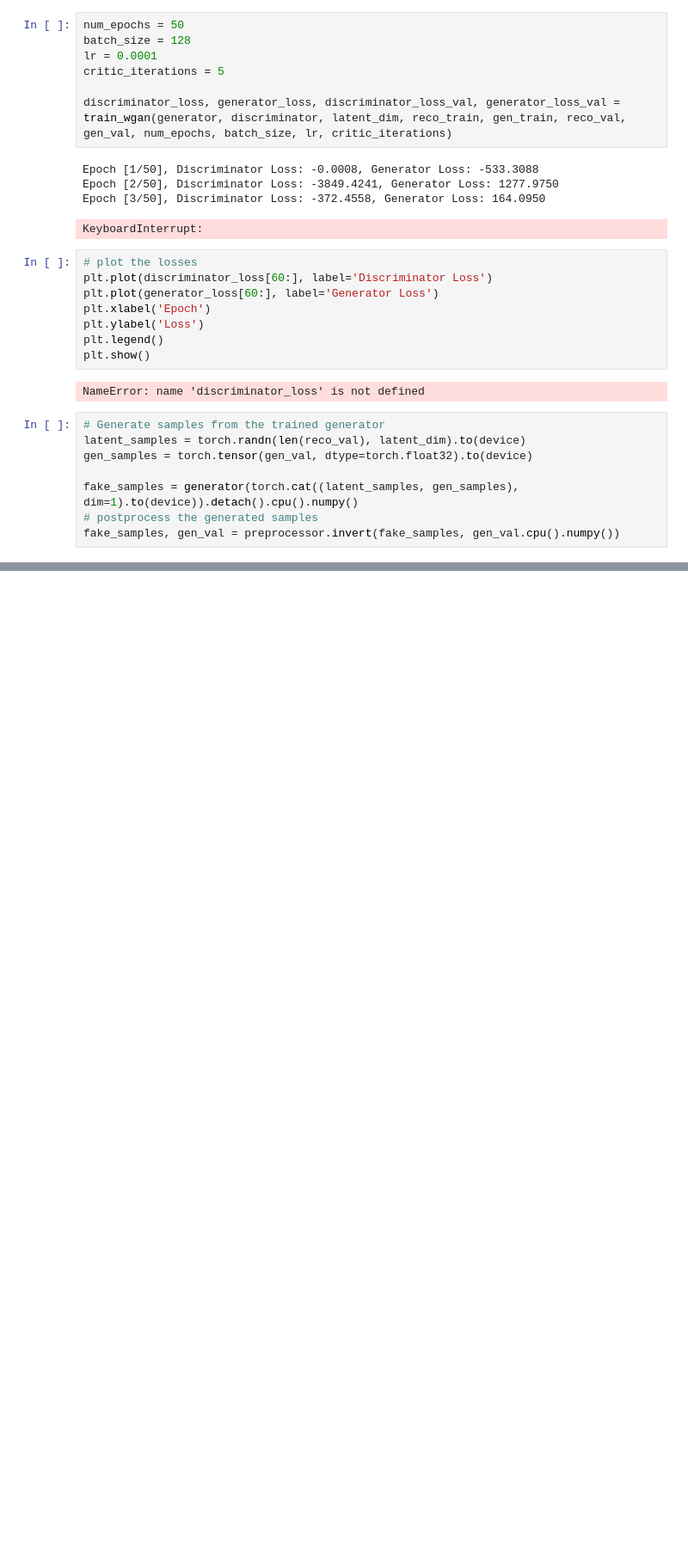
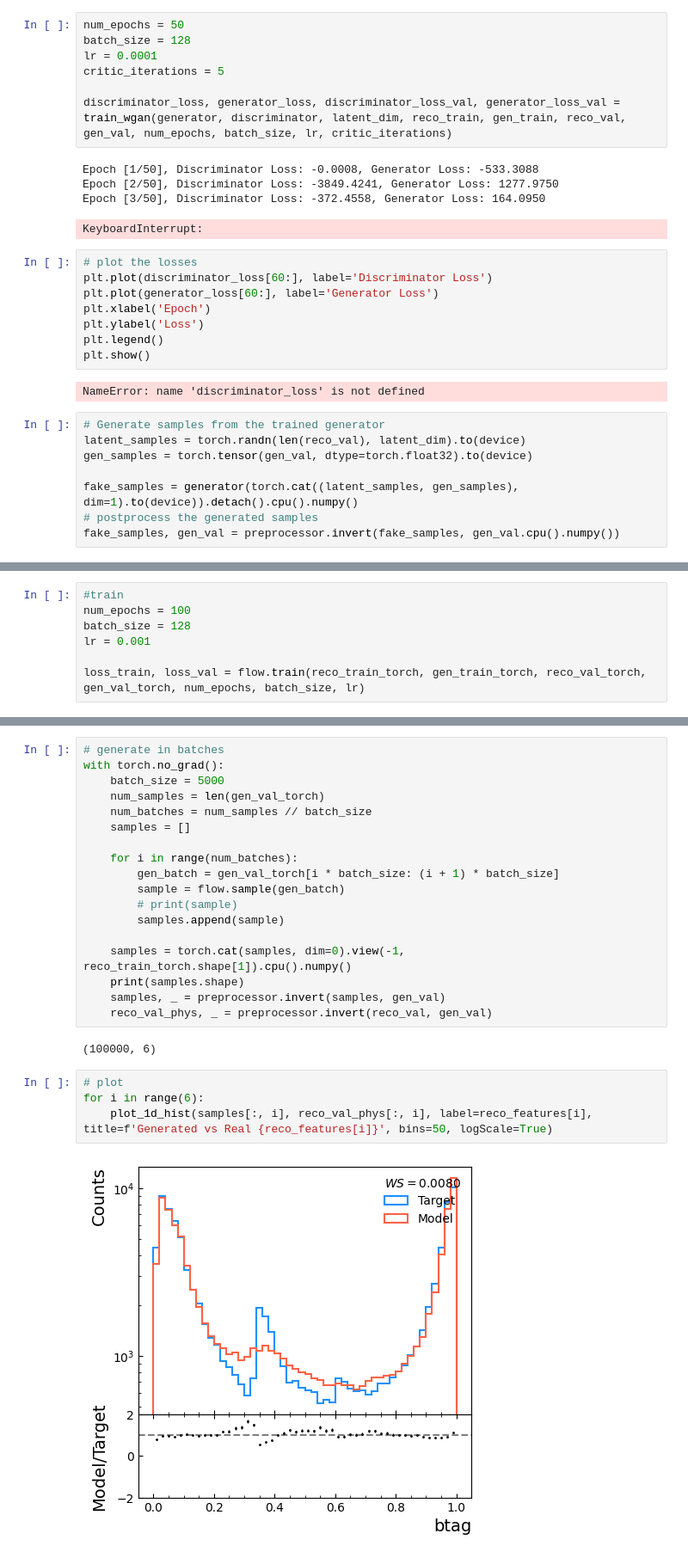
Before and after one commit to francesco-vaselli/iCSC-exercise, a Jupyter notebook: exercise.ipynb, the cells around one changed output, grey strips where cells are left out. Shown at 86% size. Saved outputs shown, nothing was run; the diff lists cells and outputs as text; blank space fills up the shorter version.

Commit message:
added diff and flow

```diff
--- a/exercise.ipynb
+++ b/exercise.ipynb
@@ -583,0 +871,7 @@ for i in range(6):
+# %%
+#train
+num_epochs = 100
+batch_size = 128
+lr = 0.001
+
+loss_train, loss_val = flow.train(reco_train_torch, gen_train_torch, reco_val_torch, gen_val_torch, num_epochs, batch_size, lr)
@@ -583,0 +884,26 @@ for i in range(6):
+# %%
+# generate in batches
+with torch.no_grad():
+    batch_size = 5000
+    num_samples = len(gen_val_torch)
+    num_batches = num_samples // batch_size
+    samples = []
+
+    for i in range(num_batches):
+        gen_batch = gen_val_torch[i * batch_size: (i + 1) * batch_size]
+        sample = flow.sample(gen_batch)
+        # print(sample)
+        samples.append(sample)
+
+    samples = torch.cat(samples, dim=0).view(-1, reco_train_torch.shape[1]).cpu().numpy()
+    print(samples.shape)
+    samples, _ = preprocessor.invert(samples, gen_val)
+    reco_val_phys, _ = preprocessor.invert(reco_val, gen_val)
+# %% [output]
+(100000, 6)
+# %%
+# plot
+for i in range(6):
+    plot_1d_hist(samples[:, i], reco_val_phys[:, i], label=reco_features[i], title=f'Generated vs Real {reco_features[i]}', bins=50, logScale=True)
+# %% [output]
+[figure, added]
```
Also changed, not shown: parts of 29 cells of this notebook, 1 other file.
